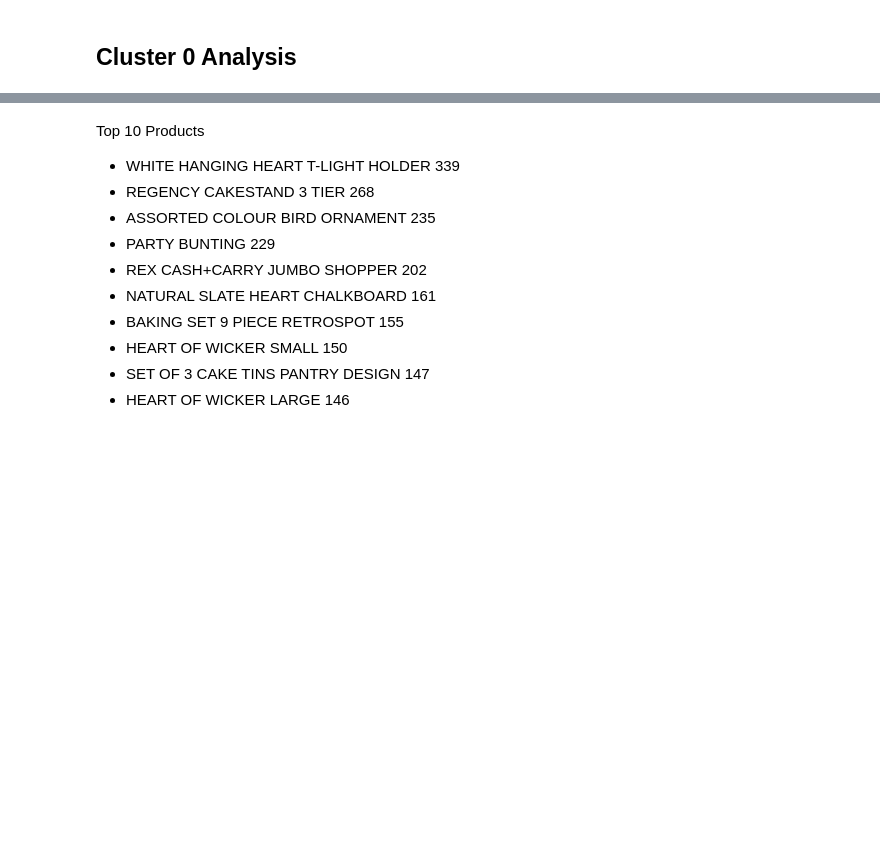
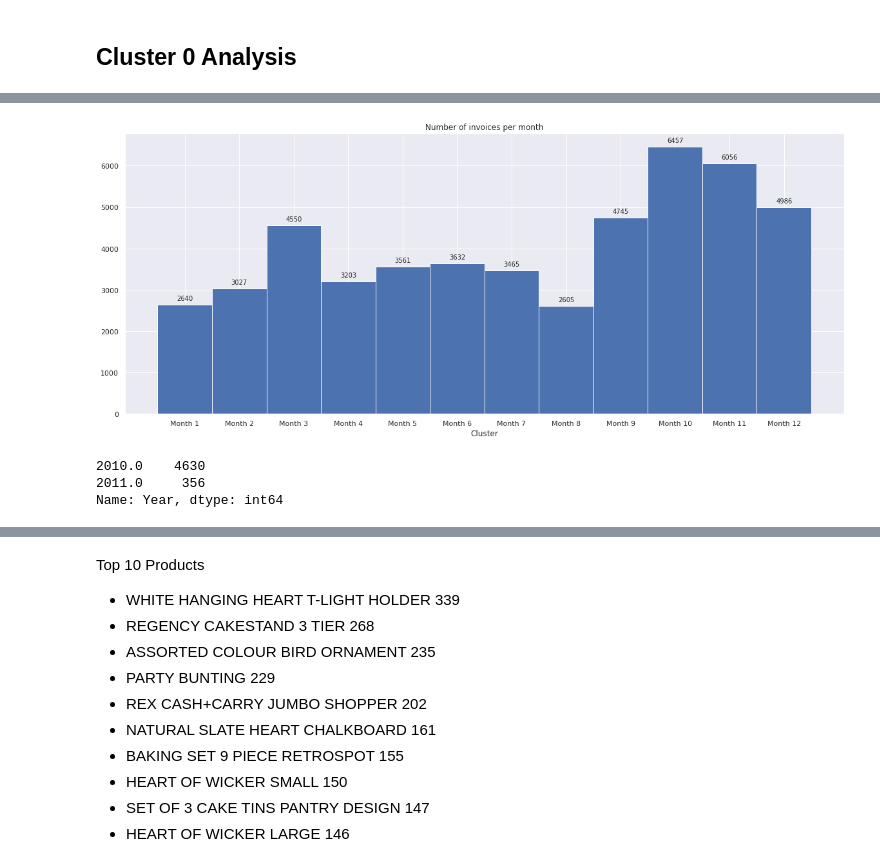
Before and after one commit to vivek16pawar/Customer-Segmentation, a Jupyter notebook: Online_Retail_Customer_Segmentation_Capstone_Project.ipynb, the cells around one changed output, grey strips where cells are left out. Cells and saved outputs as stored; diff of their text form; code cells hidden in the pictures; blank space fills up the shorter version.

```diff
--- a/Online_Retail_Customer_Segmentation_Capstone_Project.ipynb
+++ b/Online_Retail_Customer_Segmentation_Capstone_Project.ipynb
@@ -1177,0 +1185,11 @@ Key figures:
+# %%
+# reset index of merge dataframe
+temp = merge_df.reset_index()
+
+# customer id of cluster 1
+cust1 = list(temp[temp['ClusterNo']==1]['CustomerID'])
+
+# Cluster 1 info
+cluster1 = merge_df[merge_df['CustomerID'].isin(cust1)]
+cluster1[['Quantity', 'UnitPrice','Amount_spent', 'Frequency', 'Recency'
+         , 'Monetary']].mean()
@@ -1177,0 +1268,33 @@ Key figures:
+# %%
+# Plotting graph for buying pattern across different months in cluster 1
+plt.figure(figsize = (20,8))
+n, bins, patches = plt.hist(cluster1['Month'], bins=12)
+plt.xlabel("Cluster")
+plt.title("Number of invoices per month")
+plt.xticks([rect.get_x()+ rect.get_width() / 2 for rect in patches], ["Month {}".format(x) for x in range(1, 13)])
+
+for rect in patches:
+    y_value = rect.get_height()
+    x_value = rect.get_x() + rect.get_width() / 2
+
+    space = 5
+    va = 'bottom'
+    label = str(int(y_value))
+
+    plt.annotate(
+        label,
+        (x_value, y_value),
+        xytext=(0, space),
+        textcoords="offset points",
+        ha='center',
+        va=va)
+# %% [output]
+[figure, added]
+# %%
+# customers buying pattern in different year
+temp['Year'] = cluster1[cluster1['Month']==12]['InvoiceDate'].map(lambda x: x.year)
+temp['Year'].value_counts()
+# %% [output]
+2010.0    4630
+2011.0     356
+Name: Year, dtype: int64
```
Also changed, not shown: parts of 35 cells of this notebook.
